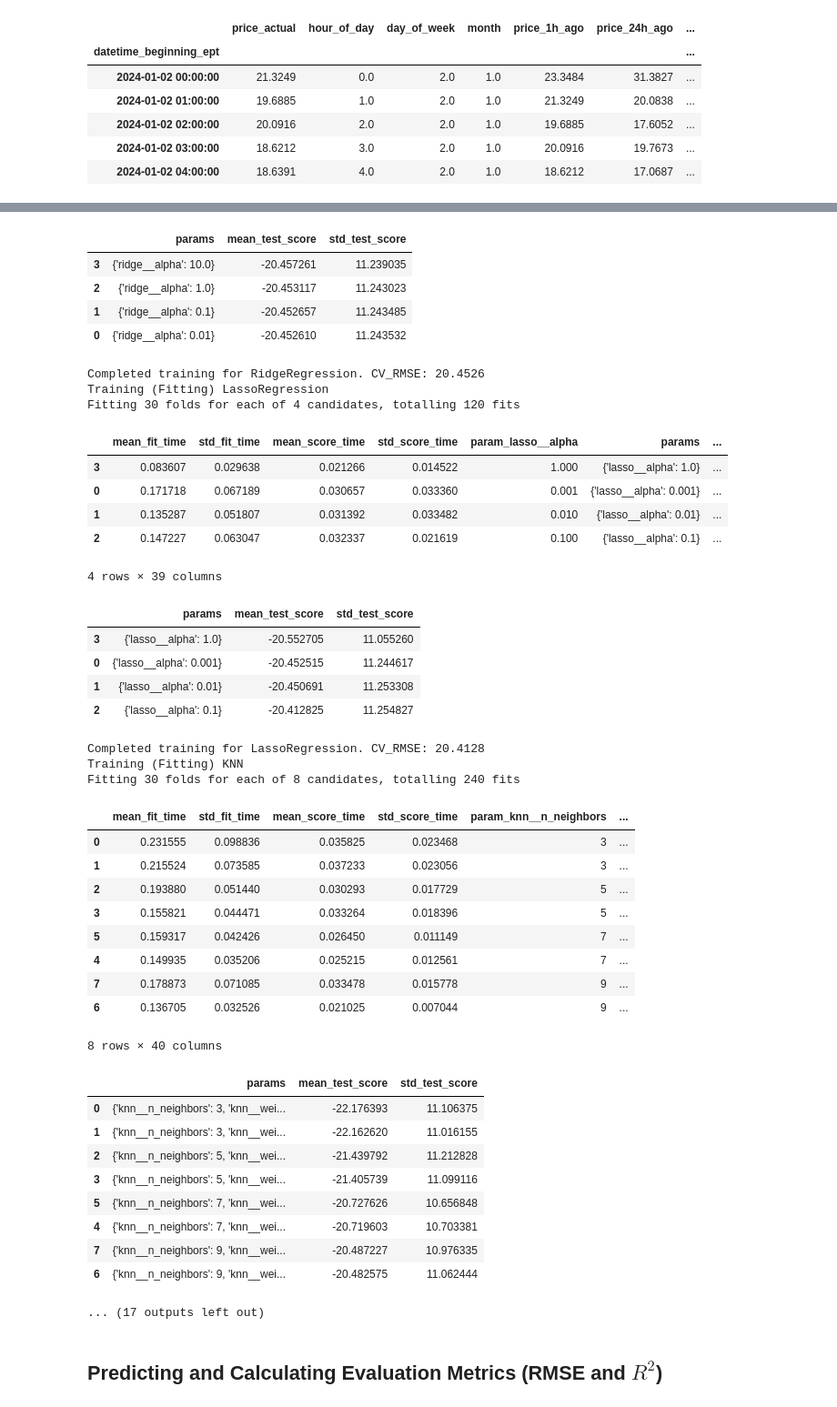
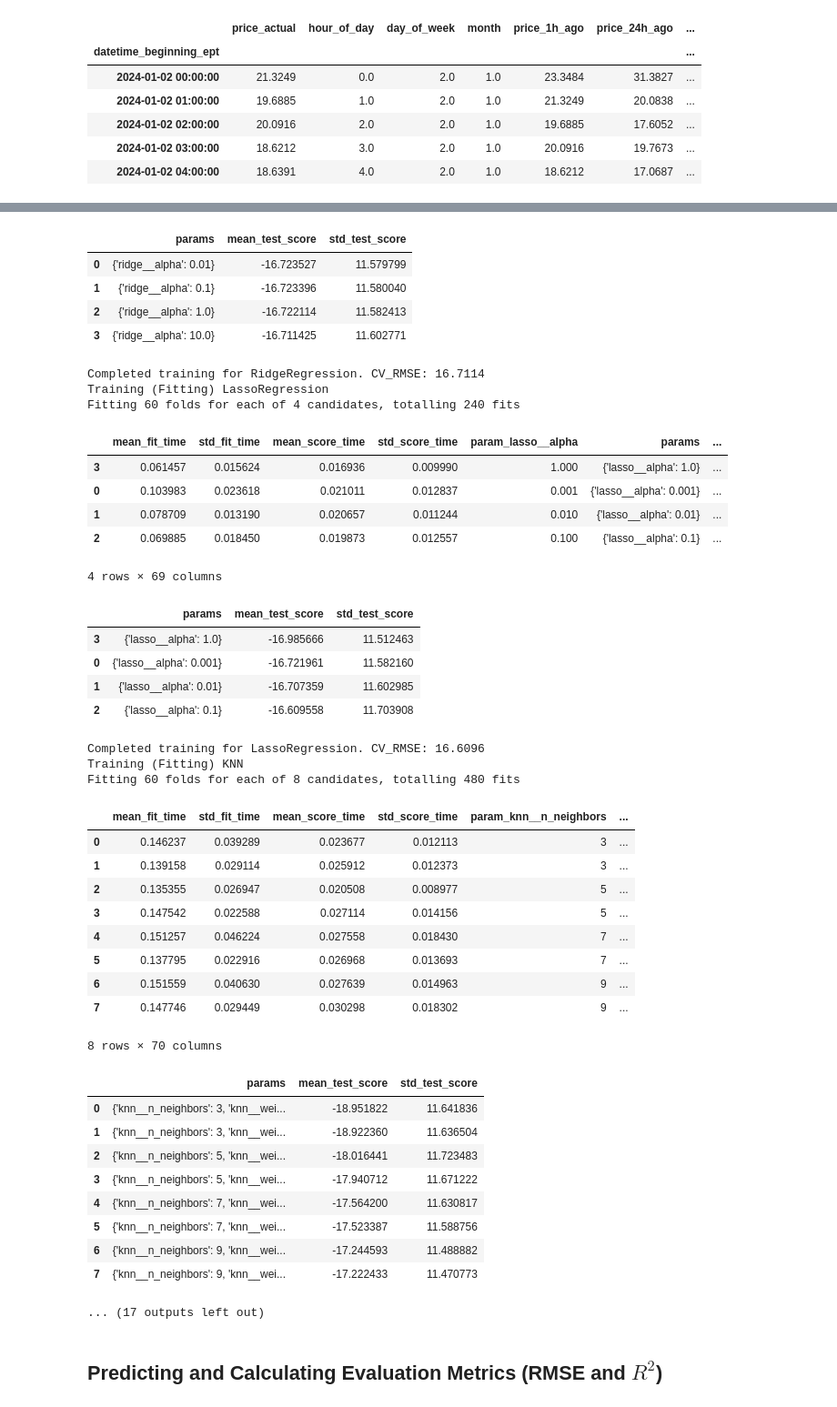
Before and after one commit to GFFB0314/PJM-Energy-Price-Forecasting, a Jupyter notebook: notebooks/03_modeling.ipynb, the cells around one changed output, grey strips where cells are left out. Shown at 91% size. Drawn from its saved outputs; the diff is of its cells as text; code cells hidden in the pictures.

```diff
--- a/notebooks/03_modeling.ipynb
+++ b/notebooks/03_modeling.ipynb
@@ -206,16 +206,15 @@ display(df.head())
 - Calcualte a better n_splits for TimeSeriesSplit based on n_splits ≈ (N / H) - 1. Needs to understand the procedure
 """
 
-
 weather_cols: list[str] = ["temp_c", "wind_kph", "solar_radiation"]
 other_cols: list[str] = ["price_1h_ago", "price_24h_ago", "avg_price_last_24h", "hour_of_day", "day_of_week", "month"]
 
 
-
 X_train, X_test, y_train, y_test = train_test_split(X, y, test_size=.2, random_state=42, shuffle=False)
 
+
 # Used for Time Series based Cross-Validation
-tscv = TimeSeriesSplit(n_splits=30, test_size=24) # Forecast horizon of 24 hours over a period of 30 days (720 hours)
+tscv = TimeSeriesSplit(n_splits=60, test_size=24) # Forecast horizon of 24 hours over a period of 60 days (1440 hours)
 
 """Pipeline for weather columns"""
 weather_poly_scaled = Pipeline(steps=[
@@ -400,7 +399,7 @@ display(leaderb_df)
 
 # SAVING MODELS
 print("Saving models to disk...")
-joblib.dump(estimators, "../data/processed/estimators.pkl")
+joblib.dump(estimators, "../src/estimators.pkl")
 print("Done.")
 # %% [output]
 Starting Training loop on 7 models...
@@ -418,44 +417,44 @@ Fitting 30 folds for each of 4 candidates, totalling 120 fits
 |  | params | mean_test_score | std_test_score |
-| 3 | {'ridge__alpha': 10.0} | -20.457261 | 11.239035 |
-| 2 | {'ridge__alpha': 1.0} | -20.453117 | 11.243023 |
-| 1 | {'ridge__alpha': 0.1} | -20.452657 | 11.243485 |
-| 0 | {'ridge__alpha': 0.01} | -20.452610 | 11.243532 |
+| 0 | {'ridge__alpha': 0.01} | -16.723527 | 11.579799 |
+| 1 | {'ridge__alpha': 0.1} | -16.723396 | 11.580040 |
+| 2 | {'ridge__alpha': 1.0} | -16.722114 | 11.582413 |
+| 3 | {'ridge__alpha': 10.0} | -16.711425 | 11.602771 |
-Completed training for RidgeRegression. CV_RMSE: 20.4526
+Completed training for RidgeRegression. CV_RMSE: 16.7114
 Training (Fitting) LassoRegression
-Fitting 30 folds for each of 4 candidates, totalling 120 fits
+Fitting 60 folds for each of 4 candidates, totalling 240 fits
 |  | mean_fit_time | std_fit_time | mean_score_time | std_score_time | param_lasso__alpha | params | ... |
-| 3 | 0.083607 | 0.029638 | 0.021266 | 0.014522 | 1.000 | {'lasso__alpha': 1.0} | ... |
-| 0 | 0.171718 | 0.067189 | 0.030657 | 0.033360 | 0.001 | {'lasso__alpha': 0.001} | ... |
-| 1 | 0.135287 | 0.051807 | 0.031392 | 0.033482 | 0.010 | {'lasso__alpha': 0.01} | ... |
-| 2 | 0.147227 | 0.063047 | 0.032337 | 0.021619 | 0.100 | {'lasso__alpha': 0.1} | ... |
+| 3 | 0.061457 | 0.015624 | 0.016936 | 0.009990 | 1.000 | {'lasso__alpha': 1.0} | ... |
+| 0 | 0.103983 | 0.023618 | 0.021011 | 0.012837 | 0.001 | {'lasso__alpha': 0.001} | ... |
+| 1 | 0.078709 | 0.013190 | 0.020657 | 0.011244 | 0.010 | {'lasso__alpha': 0.01} | ... |
+| 2 | 0.069885 | 0.018450 | 0.019873 | 0.012557 | 0.100 | {'lasso__alpha': 0.1} | ... |
-4 rows × 39 columns
+4 rows × 69 columns
 |  | params | mean_test_score | std_test_score |
-| 3 | {'lasso__alpha': 1.0} | -20.552705 | 11.055260 |
-| 0 | {'lasso__alpha': 0.001} | -20.452515 | 11.244617 |
-| 1 | {'lasso__alpha': 0.01} | -20.450691 | 11.253308 |
-| 2 | {'lasso__alpha': 0.1} | -20.412825 | 11.254827 |
+| 3 | {'lasso__alpha': 1.0} | -16.985666 | 11.512463 |
+| 0 | {'lasso__alpha': 0.001} | -16.721961 | 11.582160 |
+| 1 | {'lasso__alpha': 0.01} | -16.707359 | 11.602985 |
+| 2 | {'lasso__alpha': 0.1} | -16.609558 | 11.703908 |
-Completed training for LassoRegression. CV_RMSE: 20.4128
+Completed training for LassoRegression. CV_RMSE: 16.6096
 Training (Fitting) KNN
-Fitting 30 folds for each of 8 candidates, totalling 240 fits
+Fitting 60 folds for each of 8 candidates, totalling 480 fits
 |  | mean_fit_time | std_fit_time | mean_score_time | std_score_time | param_knn__n_neighbors | ... |
-| 0 | 0.231555 | 0.098836 | 0.035825 | 0.023468 | 3 | ... |
-| 1 | 0.215524 | 0.073585 | 0.037233 | 0.023056 | 3 | ... |
-| 2 | 0.193880 | 0.051440 | 0.030293 | 0.017729 | 5 | ... |
-| 3 | 0.155821 | 0.044471 | 0.033264 | 0.018396 | 5 | ... |
-| 5 | 0.159317 | 0.042426 | 0.026450 | 0.011149 | 7 | ... |
-| 4 | 0.149935 | 0.035206 | 0.025215 | 0.012561 | 7 | ... |
-| 7 | 0.178873 | 0.071085 | 0.033478 | 0.015778 | 9 | ... |
-| 6 | 0.136705 | 0.032526 | 0.021025 | 0.007044 | 9 | ... |
+| 0 | 0.146237 | 0.039289 | 0.023677 | 0.012113 | 3 | ... |
+| 1 | 0.139158 | 0.029114 | 0.025912 | 0.012373 | 3 | ... |
+| 2 | 0.135355 | 0.026947 | 0.020508 | 0.008977 | 5 | ... |
+| 3 | 0.147542 | 0.022588 | 0.027114 | 0.014156 | 5 | ... |
+| 4 | 0.151257 | 0.046224 | 0.027558 | 0.018430 | 7 | ... |
+| 5 | 0.137795 | 0.022916 | 0.026968 | 0.013693 | 7 | ... |
+| 6 | 0.151559 | 0.040630 | 0.027639 | 0.014963 | 9 | ... |
+| 7 | 0.147746 | 0.029449 | 0.030298 | 0.018302 | 9 | ... |
-8 rows × 40 columns
+8 rows × 70 columns
 |  | params | mean_test_score | std_test_score |
-| 0 | {'knn__n_neighbors': 3, 'knn__wei... | -22.176393 | 11.106375 |
-| 1 | {'knn__n_neighbors': 3, 'knn__wei... | -22.162620 | 11.016155 |
-| 2 | {'knn__n_neighbors': 5, 'knn__wei... | -21.439792 | 11.212828 |
-| 3 | {'knn__n_neighbors': 5, 'knn__wei... | -21.405739 | 11.099116 |
-| 5 | {'knn__n_neighbors': 7, 'knn__wei... | -20.727626 | 10.656848 |
-| 4 | {'knn__n_neighbors': 7, 'knn__wei... | -20.719603 | 10.703381 |
-| 7 | {'knn__n_neighbors': 9, 'knn__wei... | -20.487227 | 10.976335 |
-| 6 | {'knn__n_neighbors': 9, 'knn__wei... | -20.482575 | 11.062444 |
+| 0 | {'knn__n_neighbors': 3, 'knn__wei... | -18.951822 | 11.641836 |
+| 1 | {'knn__n_neighbors': 3, 'knn__wei... | -18.922360 | 11.636504 |
+| 2 | {'knn__n_neighbors': 5, 'knn__wei... | -18.016441 | 11.723483 |
+| 3 | {'knn__n_neighbors': 5, 'knn__wei... | -17.940712 | 11.671222 |
+| 4 | {'knn__n_neighbors': 7, 'knn__wei... | -17.564200 | 11.630817 |
+| 5 | {'knn__n_neighbors': 7, 'knn__wei... | -17.523387 | 11.588756 |
+| 6 | {'knn__n_neighbors': 9, 'knn__wei... | -17.244593 | 11.488882 |
+| 7 | {'knn__n_neighbors': 9, 'knn__wei... | -17.222433 | 11.470773 |
 ... (17 outputs left out)
 # %% [markdown]
 ## Predicting and Calculating Evaluation Metrics (RMSE and $R^2$)
```
Also changed, not shown: parts of 5 cells of this notebook, 3 other files.
